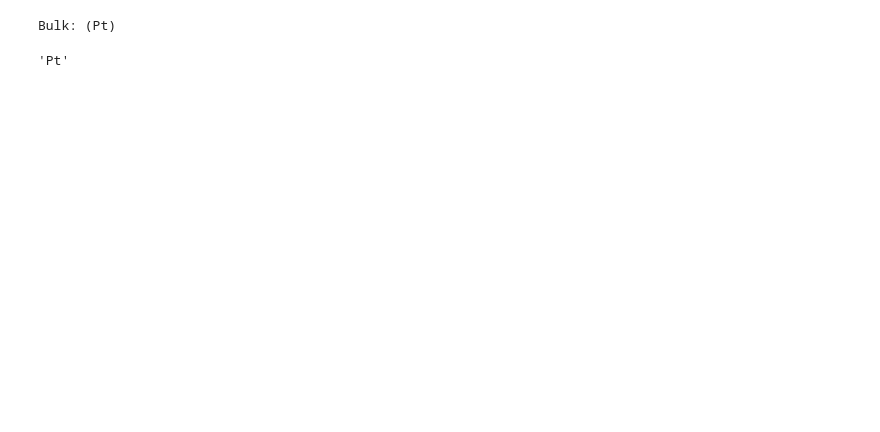
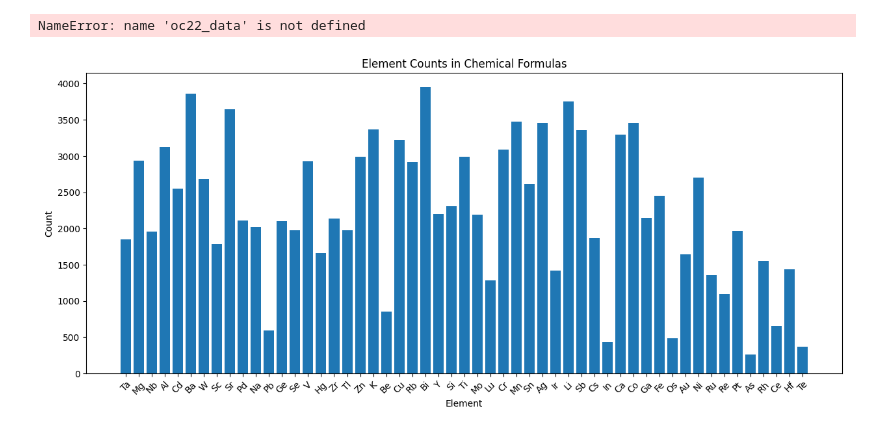
Before and after one commit to prajwal-pisal/OCP_input_creation, a Jupyter notebook: testing_debugging.ipynb, the cells around one changed output. Saved outputs shown, nothing was run; the diff lists cells and outputs as text; code cells hidden in the pictures; blank space fills up the shorter version.

```diff
--- a/testing_debugging.ipynb
+++ b/testing_debugging.ipynb
@@ -89,0 +12,8 @@ class OCPInputGenerator():
+# %%
+with open(BULK_PKL, 'rb') as f:
+    all_bulks_ocdata = pickle.load(file=f)
+
+with open('oc22_metadata.pkl', 'rb') as f:
+    oc22_data = pickle.load(file=f)
+
+oc22_data
@@ -89,0 +38,34 @@ class OCPInputGenerator():
+# %%
+list_of_mp_ids_oxides = list()
+for keys, values in oc22_data.items():
+     if re.search(r'O\d*$', values["bulk_symbols"]):
+        list_of_mp_ids_oxides.append(values['bulk_id'])
+# %% [output]
+NameError: name 'oc22_data' is not defined
+# %%
+def extract_elements(formula):
+    elements = re.findall(r'[A-Z][a-z]*', formula)
+    return elements
+# %%
+element_counts = {}
+for key, info in oc22_data.items():
+    elements = extract_elements(info["bulk_symbols"])
+    for element in elements:
+        if element in element_counts:
+            element_counts[element] += 1
+        else:
+            element_counts[element] = 1
+del element_counts["O"]
+# Create a bar chart
+elements = list(element_counts.keys())
+counts = list(element_counts.values())
+
+plt.figure(figsize=(15, 6))
+plt.bar(elements, counts, )
+plt.xlabel("Element")
+plt.ylabel("Count")
+plt.title("Element Counts in Chemical Formulas")
+plt.xticks(rotation=45)
+plt.show()
+# %% [output]
+[figure, added]
@@ -98,8 +84,0 @@ new_ads_infor = ocp_input.update_adsorbates_info()
-# %%
-ase_bulk, ocp_bulk = ocp_input.create_ocp_slabs_from_bulk()
-# %% [output]
-Bulk: (Pt)
-# %%
-ase_bulk.get_chemical_formula()
-# %% [output]
-'Pt'
```
Also changed, not shown: parts of 22 cells of this notebook, 5 other files.
